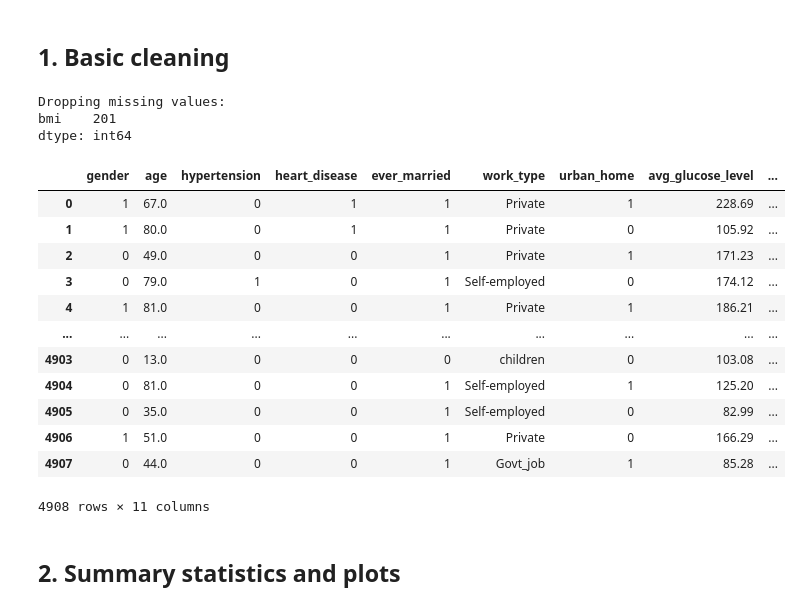
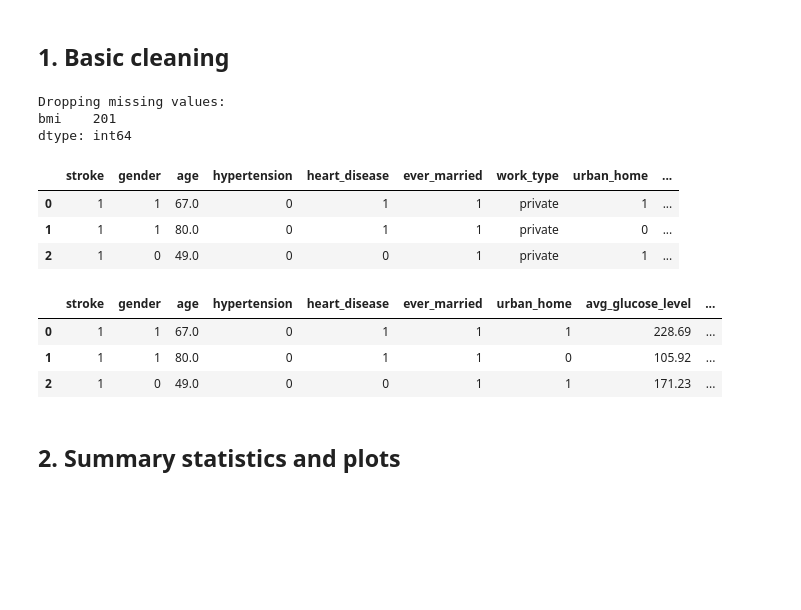
Before and after one commit to sddiener/Comparison-of-Decision-Tree-and-KNN-for-Stroke-Prediction, a Jupyter notebook: Preprocessing stroke.ipynb, the cells around one changed output. Cells and saved outputs as stored; diff of their text form; code cells hidden in the pictures; blank space fills up the shorter version.

```diff
--- a/Preprocessing stroke.ipynb
+++ b/Preprocessing stroke.ipynb
@@ -11,36 +11,42 @@ import numpy as np
 # %%
 # Read data frame
 data = pd.read_csv('strokedata.csv', encoding = 'utf-8')
 data = data.drop('id', axis=1)  # drop id column
 
 # Convert binary categorical variables to dummy variables
 data = data[(data.gender=='Male')|(data.gender=='Female')] # drop only gender = other obs
 data['gender'] = np.where(data['gender'] == 'Male', 1, 0)
 data['ever_married'] = np.where(data['ever_married'] == 'Yes', 1, 0)
 data['Residence_type'] = np.where(data['Residence_type'] == 'Urban', 1, 0)
 data = data.rename({'Residence_type':'urban_home'}, axis=1)  # Rename column
+data = data.reindex(columns=['stroke'] + list(data.columns[:-1]))  # Move stroke to first column
+
+# Rename values
+data.work_type = data.work_type.map({'Private':'private', 'Self-employed': 'self_emp', 'children':'child', 'Never_worked':'never', 'Govt_job':'govt'})
+data.smoking_status = data.smoking_status.map({'formerly smoked':'former', 'never smoked': 'never', 'smokes':'active', 'Unknown':'unknown'})
 
 # Drop NAs
 print('Dropping missing values:\n{}'.format(data.isnull().sum()[data.isnull().sum() > 0]))
 data = data.dropna().reset_index(drop=True)
-data
+data.head(3)
 # %% [output]
 Dropping missing values:
 bmi    201
 dtype: int64
-|  | gender | age | hypertension | heart_disease | ever_married | work_type | urban_home | avg_glucose_level | ... |
-| 0 | 1 | 67.0 | 0 | 1 | 1 | Private | 1 | 228.69 | ... |
-| 1 | 1 | 80.0 | 0 | 1 | 1 | Private | 0 | 105.92 | ... |
-| 2 | 0 | 49.0 | 0 | 0 | 1 | Private | 1 | 171.23 | ... |
-| 3 | 0 | 79.0 | 1 | 0 | 1 | Self-employed | 0 | 174.12 | ... |
-| 4 | 1 | 81.0 | 0 | 0 | 1 | Private | 1 | 186.21 | ... |
-| ... | ... | ... | ... | ... | ... | ... | ... | ... | ... |
-| 4903 | 0 | 13.0 | 0 | 0 | 0 | children | 0 | 103.08 | ... |
-| 4904 | 0 | 81.0 | 0 | 0 | 1 | Self-employed | 1 | 125.20 | ... |
-| 4905 | 0 | 35.0 | 0 | 0 | 1 | Self-employed | 0 | 82.99 | ... |
-| 4906 | 1 | 51.0 | 0 | 0 | 1 | Private | 0 | 166.29 | ... |
-| 4907 | 0 | 44.0 | 0 | 0 | 1 | Govt_job | 1 | 85.28 | ... |
+|  | stroke | gender | age | hypertension | heart_disease | ever_married | work_type | urban_home | ... |
+| 0 | 1 | 1 | 67.0 | 0 | 1 | 1 | private | 1 | ... |
+| 1 | 1 | 1 | 80.0 | 0 | 1 | 1 | private | 0 | ... |
+| 2 | 1 | 0 | 49.0 | 0 | 0 | 1 | private | 1 | ... |
-4908 rows × 11 columns
+# %%
+# one hot encode categorical variables
+data_onehot = pd.get_dummies(data, columns=['work_type', 'smoking_status'])
+data_onehot.to_csv('strokedata_onehot.csv', index=False)
+data_onehot.head(3)
+# %% [output]
+|  | stroke | gender | age | hypertension | heart_disease | ever_married | urban_home | avg_glucose_level | ... |
+| 0 | 1 | 1 | 67.0 | 0 | 1 | 1 | 1 | 228.69 | ... |
+| 1 | 1 | 1 | 80.0 | 0 | 1 | 1 | 0 | 105.92 | ... |
+| 2 | 1 | 0 | 49.0 | 0 | 0 | 1 | 1 | 171.23 | ... |
 # %% [markdown]
 ## 2. Summary statistics and plots
 # %%
```
Also changed, not shown: parts of 4 cells of this notebook, 6 other files.
